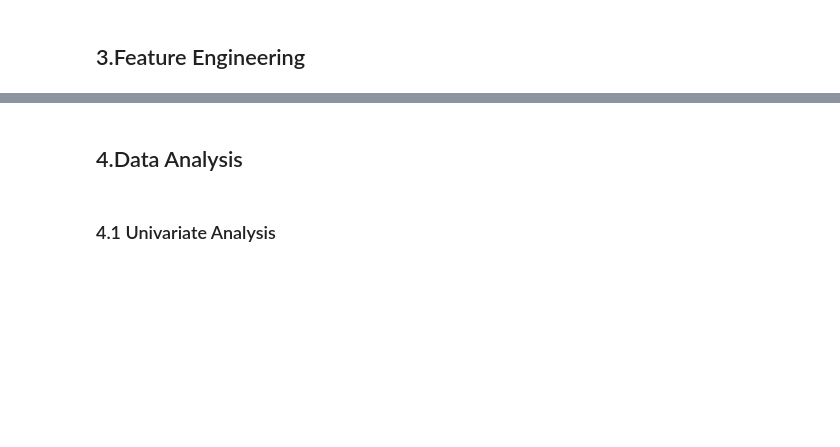
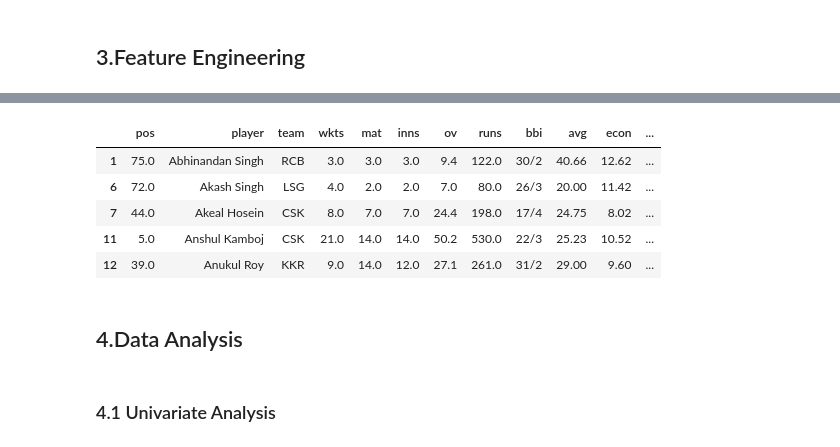
Before and after one commit to IamRaNo/InsightForge, a Jupyter notebook: Are Prices Justified - IPL 2026/_jupyter_notebooks/price_justification.ipynb, the cells around one changed output, grey strips where cells are left out. Cells and saved outputs as stored; diff of their text form; code cells hidden in the pictures; blank space fills up the shorter version.

```diff
--- a/Are Prices Justified - IPL 2026/_jupyter_notebooks/price_justification.ipynb
+++ b/Are Prices Justified - IPL 2026/_jupyter_notebooks/price_justification.ipynb
@@ -224,0 +284,2 @@ prices.sample(3)
+# %%
+bowlers['got_chance_pct']=(bowlers['inns']/bowlers['mat']).mul(100).round(2)
@@ -224,0 +311,2 @@ prices.sample(3)
+# %%
+bowlers_merged = bowlers.merge(prices[['player','auction_year','base_price','final_price','role','final_price_rate']],on='player',how='right')
@@ -225,3 +337,12 @@ prices.sample(3)
+# %%
+bowlers_merged.head()
+# %% [output]
+|  | pos | player | team | wkts | mat | inns | ov | runs | bbi | avg | econ | ... |
+| 1 | 75.0 | Abhinandan Singh | RCB | 3.0 | 3.0 | 3.0 | 9.4 | 122.0 | 30/2 | 40.66 | 12.62 | ... |
+| 6 | 72.0 | Akash Singh | LSG | 4.0 | 2.0 | 2.0 | 7.0 | 80.0 | 26/3 | 20.00 | 11.42 | ... |
+| 7 | 44.0 | Akeal Hosein | CSK | 8.0 | 7.0 | 7.0 | 24.4 | 198.0 | 17/4 | 24.75 | 8.02 | ... |
+| 11 | 5.0 | Anshul Kamboj | CSK | 21.0 | 14.0 | 14.0 | 50.2 | 530.0 | 22/3 | 25.23 | 10.52 | ... |
+| 12 | 39.0 | Anukul Roy | KKR | 9.0 | 14.0 | 12.0 | 27.1 | 261.0 | 31/2 | 29.00 | 9.60 | ... |
 # %% [markdown]
 ## 4.Data Analysis
 # %% [markdown]
```
Also changed, not shown: parts of 23 cells of this notebook, 1 other file.
